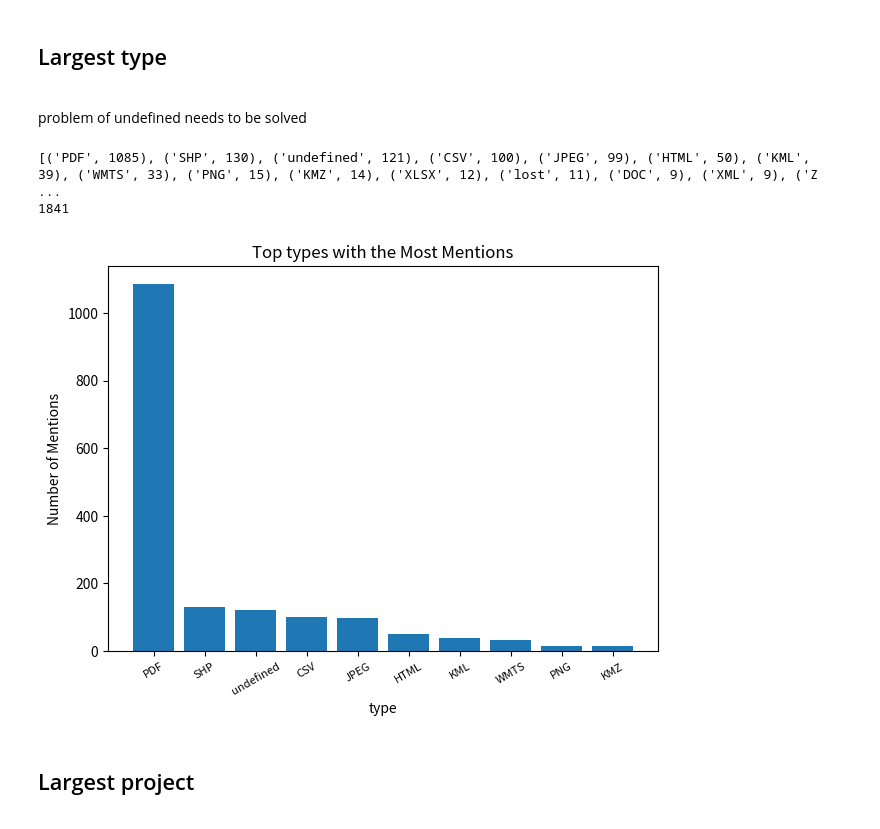
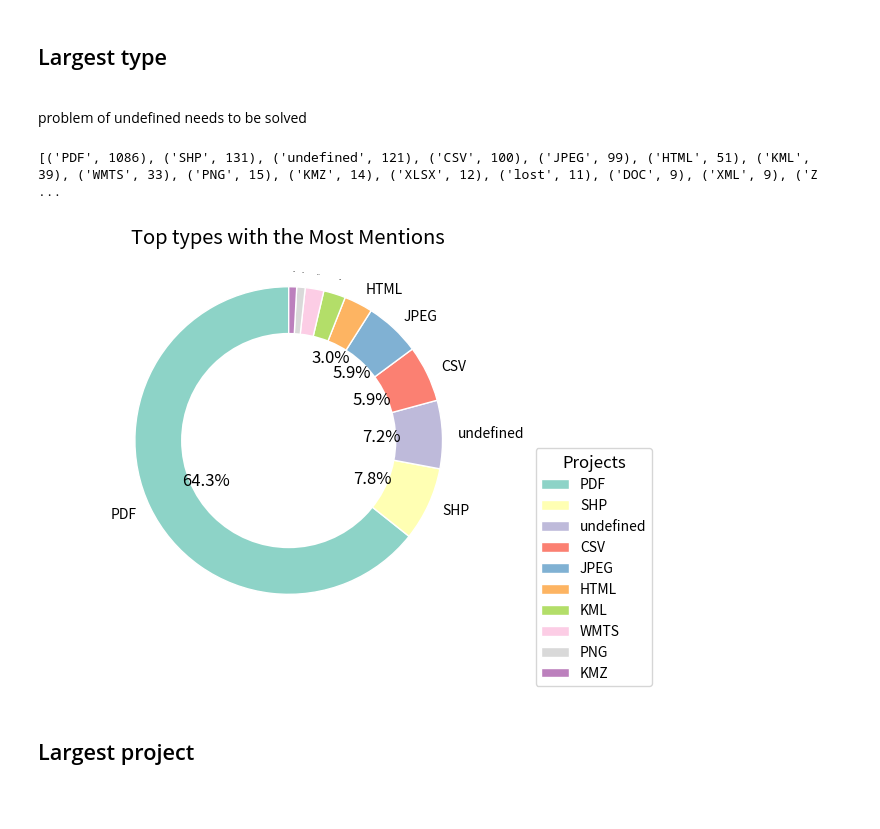
Before and after one commit to weiber2002/depositar_statistic, a Jupyter notebook: hellop/largest_data/largest.ipynb, the cells around one changed output. Drawn from its saved outputs; the diff is of its cells as text; code cells hidden in the pictures.

```diff
--- a/hellop/largest_data/largest.ipynb
+++ b/hellop/largest_data/largest.ipynb
@@ -140,40 +209,60 @@ plt.show()
 # %%
 types = []
 
 for j in o_dataset:
   if j['resources']:
       if j['resources'][0]['format']=='':
         types.append('undefined')
       elif j['resources'][0]['format']==".pdf":
         types.append('PDF')
       else:
         types.append(j['resources'][0]['format'])
   else:
       types.append('lost')
 
 type_counts = Counter(types)
 all_top_type = type_counts.most_common(120)
 top_type = type_counts.most_common(10)
 
 print(all_top_type)
 all_top_type_mentions = [i[1] for i in all_top_type]
-print(sum(all_top_type_mentions))
 
+colors = plt.cm.Set3.colors
 top_name = [i[0] for i in top_type]
 top_type_mentions = [i[1] for i in top_type]
 
-plt.bar(top_name, top_type_mentions)
-plt.xlabel('type')
-plt.ylabel('Number of Mentions')
-plt.xticks(rotation=30,fontsize=8)
+fig, ax = plt.subplots()
+wedges, texts, autotexts = ax.pie(top_type_mentions, labels=top_name, autopct='%1.1f%%',
+                                   startangle=90, wedgeprops=dict(width=0.4, edgecolor='w'),colors=colors)
+
+# Equal aspect ratio ensures that pie is drawn as a circle.
+ax.axis('equal')
+
+# Add a circle in the center to create a doughnut effect
+centre_circle = plt.Circle((0,0),0.70,fc='white')
+fig.gca().add_artist(centre_circle)
+
+# Adding annotation labels outside the pie chart
+for index,text in enumerate(texts):
+    text.set_fontsize(10) if index<6 else text.set_fontsize(0)
+
+for index,autotext in enumerate(autotexts):
+    autotext.set_text('') if index>5 else None
+plt.legend(
+    loc='upper left',
+    labels=top_name,
+    bbox_to_anchor=(1, 0.5),
+    prop={'size': 10},
+    title="Projects"
+)
+
+plt.title('Top types with the Most Mentions',pad=20)
+
 plt.tight_layout()
-plt.title('Top types with the Most Mentions')
-
 plt.show()
 # %% [output]
-[('PDF', 1085), ('SHP', 130), ('undefined', 121), ('CSV', 100), ('JPEG', 99), ('HTML', 50), ('KML', 39), ('WMTS', 33), ('PNG', 15), ('KMZ', 14), ('XLSX', 12), ('lost', 11), ('DOC', 9), ('XML', 9), ('Z ...
-1841
+[('PDF', 1086), ('SHP', 131), ('undefined', 121), ('CSV', 100), ('JPEG', 99), ('HTML', 51), ('KML', 39), ('WMTS', 33), ('PNG', 15), ('KMZ', 14), ('XLSX', 12), ('lost', 11), ('DOC', 9), ('XML', 9), ('Z ...
-[figure, old version]
+[figure, new version]
 # %% [markdown]
 ## Largest project
 <p></p>
```
Also changed, not shown: parts of 5 cells of this notebook, 5 other files.
